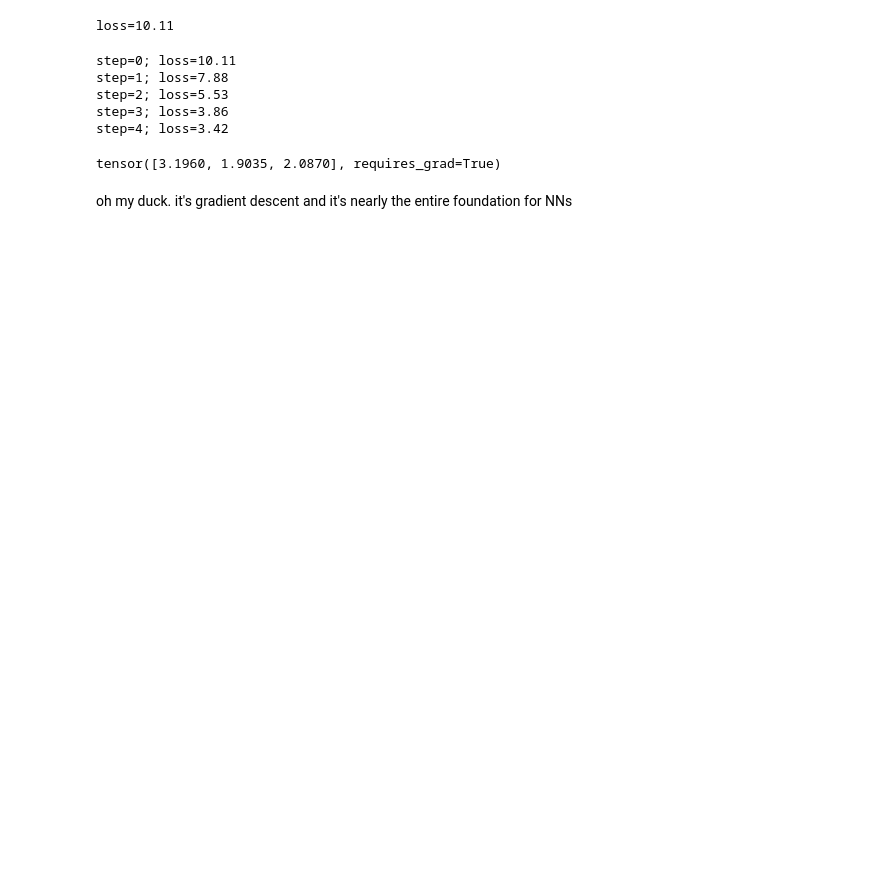
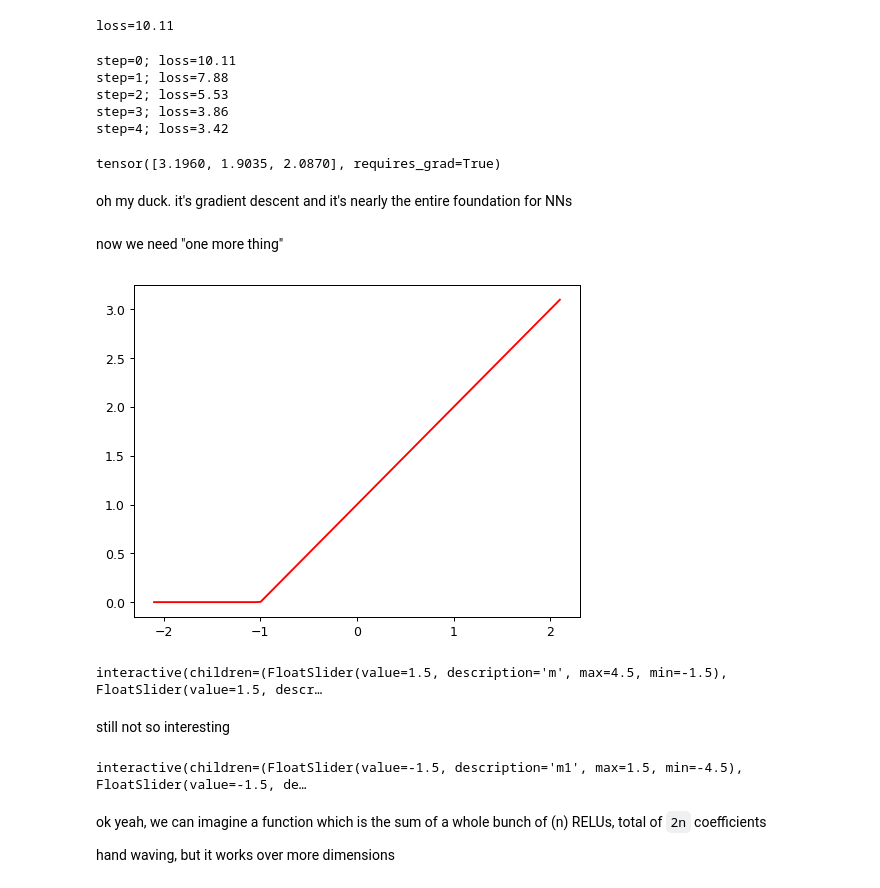
Before and after one commit to johnpmayer/fastai-1, a Jupyter notebook: lessons/3/foundations.ipynb, the cells around one changed output. Cells and saved outputs as stored; diff of their text form; code cells hidden in the pictures; blank space fills up the shorter version.

```diff
--- a/lessons/3/foundations.ipynb
+++ b/lessons/3/foundations.ipynb
@@ -124,3 +130,21 @@ tensor([3.1960, 1.9035, 2.0870], requires_grad=True)
 # %% [markdown]
 oh my duck. it's gradient descent
 and it's nearly the entire foundation for NNs
+# %% [markdown]
+now we need "one more thing"
+# %%
+def rectified_linear(m,b,x):
+    y = m*x+b
+    return torch.clip(y, 0.)
+# %%
+plot_function(partial(rectified_linear, 1, 1))
+# %% [output]
+[figure, added]
+# %%
+@interact(m=1.5, b=1.5)
+def plot_relu(m, b):
+    plot_function(partial(rectified_linear, m, b), ylim=(-1, 4))
+# %% [output]
+interactive(children=(FloatSlider(value=1.5, description='m', max=4.5, min=-1.5), FloatSlider(value=1.5, descr…
+# %% [markdown]
+still not so interesting
@@ -126,0 +154,10 @@ and it's nearly the entire foundation for NNs
+# %%
+@interact(m1=-1.5, b1=-1.5, m2=1.5, b2=1.5)
+def plot_relu(m1, b1, m2, b2):
+    plot_function(partial(double_relu, m1, b1, m2, b2), ylim=(-1, 4))
+# %% [output]
+interactive(children=(FloatSlider(value=-1.5, description='m1', max=1.5, min=-4.5), FloatSlider(value=-1.5, de…
+# %% [markdown]
+ok yeah, we can imagine a function which is the sum of a whole bunch of (n) RELUs, total of `2n` coefficients
+
+hand waving, but it works over more dimensions
```
Also changed, not shown: parts of 7 cells of this notebook, 1 other file.
